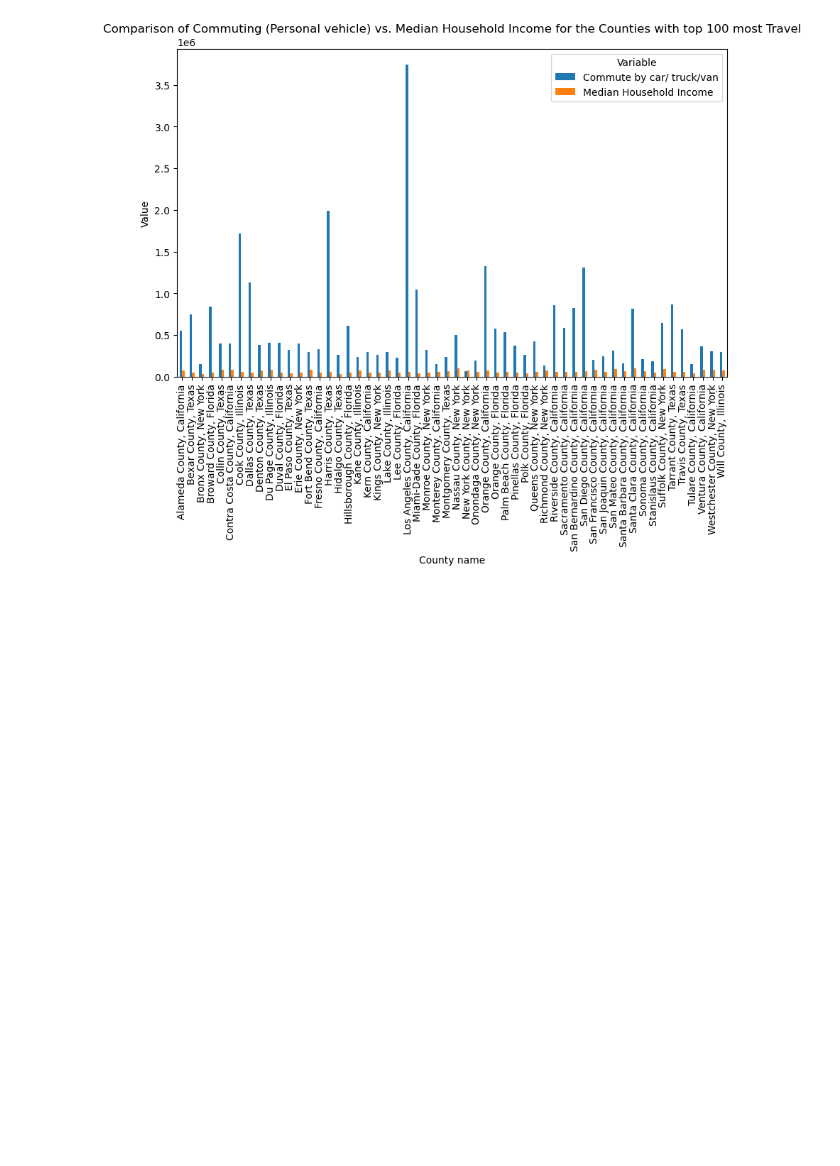
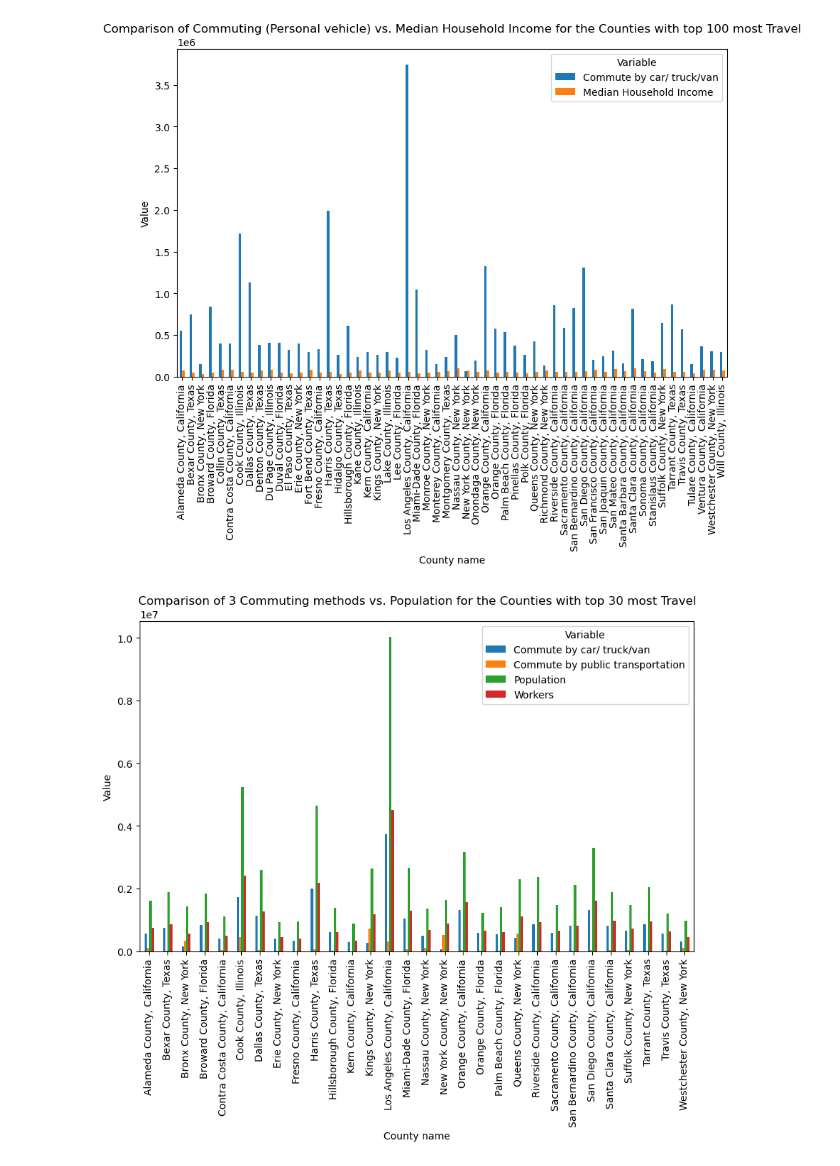
Before and after one commit to rpi11/DSAN5200-final_project, a Jupyter notebook: FinalProject/viz_Zenan/viz.ipynb, the cells around one changed output. Cells and saved outputs as stored; diff of their text form; code cells hidden in the pictures; blank space fills up the shorter version.

```diff
--- a/FinalProject/viz_Zenan/viz.ipynb
+++ b/FinalProject/viz_Zenan/viz.ipynb
@@ -146,3 +146,18 @@ plt.title('Comparison of Commuting (Personal vehicle) vs. Median Household Incom
 plt.show()
 # %% [output]
 [figure]
+# %%
+top_50_values_df = filtered_df.nlargest(50, 'Value')
+population_vs_commute = df[(df['Category'] == "Demographics") | (df['Category'] == "Commuting")]
+population_vs_commute = population_vs_commute[population_vs_commute['Variable'].isin(["Workers", "Commute by car/ truck/van", "Commute by public transportation","Population" ])]
+population_vs_commute = population_vs_commute[population_vs_commute['GEOID'].isin(top_50_values_df['GEOID'])]
+# %%
+pivoted_df = population_vs_commute.pivot_table(index='County', columns='Variable', values='Value', aggfunc='first')
+pivoted_df.plot(kind='bar', figsize=(10, 6))
+
+plt.xlabel('County name')
+plt.ylabel('Value')
+plt.title('Comparison of 3 Commuting methods vs. Population for the Counties with top 30 most Travel')
+plt.show()
+# %% [output]
+[figure, added]
```
